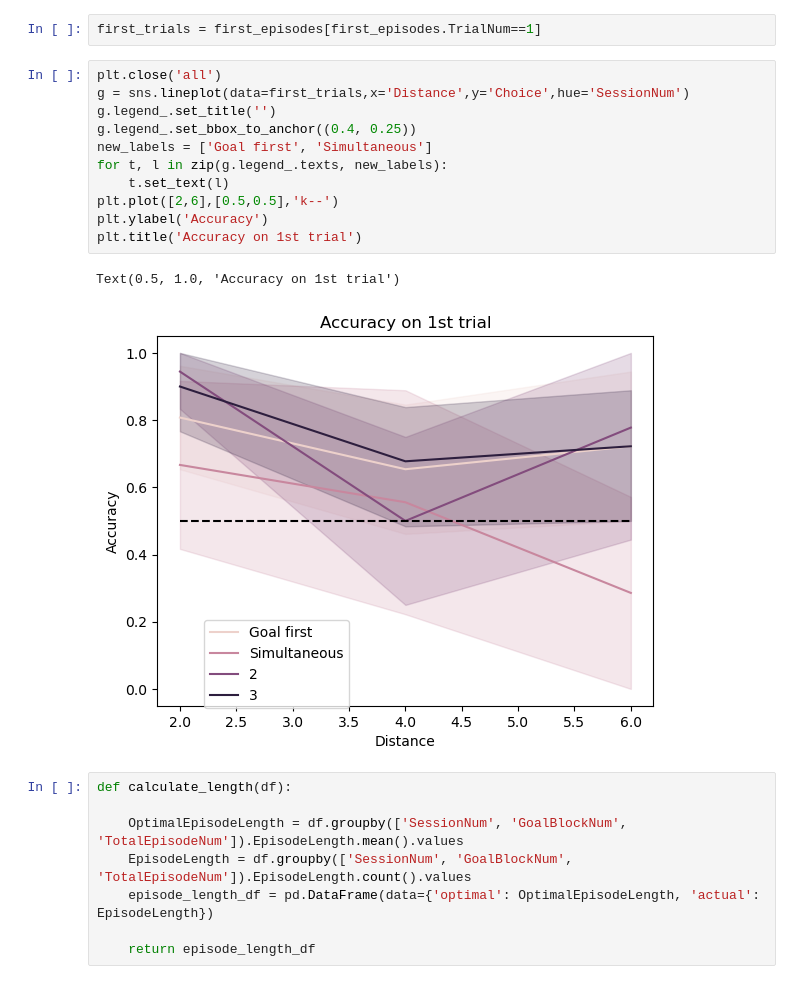
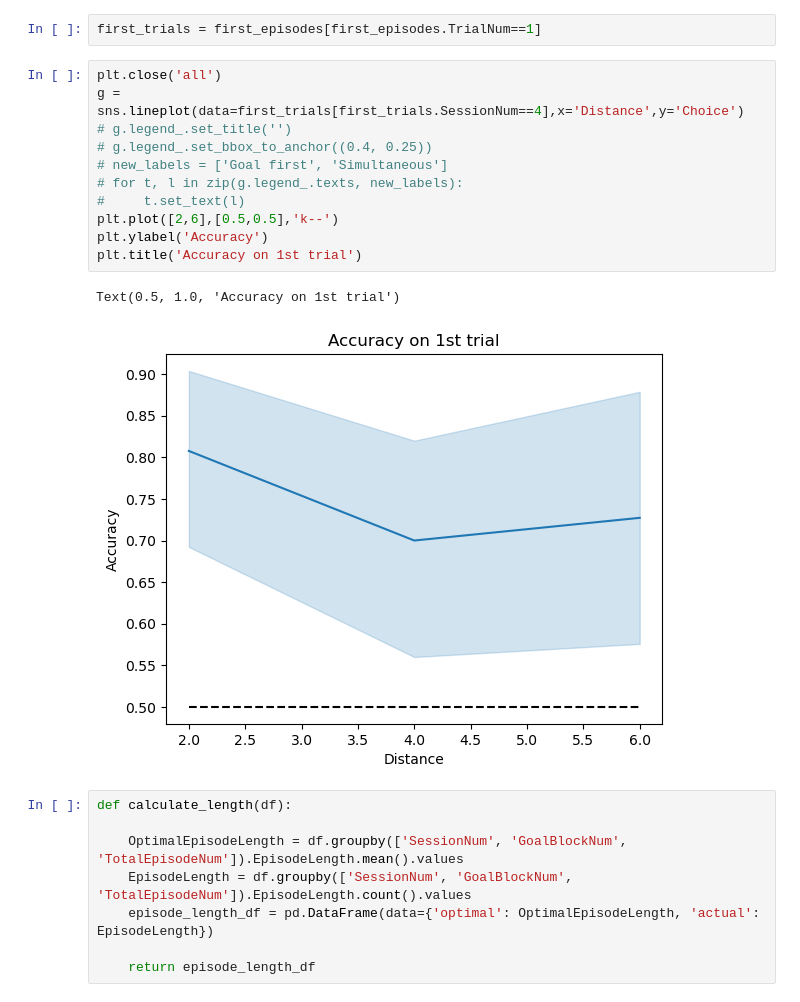
Before and after one commit to lianghexin/MazeTaskAnalysis, a Jupyter notebook: behavior_Dylan.ipynb, the cells around one changed output. Cells and saved outputs as stored; diff of their text form.

```diff
--- a/behavior_Dylan.ipynb
+++ b/behavior_Dylan.ipynb
@@ -80,18 +107,18 @@ first_episodes = beh[beh.EpisodeNum==1]
 first_trials = first_episodes[first_episodes.TrialNum==1]
 # %%
 plt.close('all')
-g = sns.lineplot(data=first_trials,x='Distance',y='Choice',hue='SessionNum')
-g.legend_.set_title('')
-g.legend_.set_bbox_to_anchor((0.4, 0.25))
-new_labels = ['Goal first', 'Simultaneous']
-for t, l in zip(g.legend_.texts, new_labels):
-    t.set_text(l)
+g = sns.lineplot(data=first_trials[first_trials.SessionNum==4],x='Distance',y='Choice')
+# g.legend_.set_title('')
+# g.legend_.set_bbox_to_anchor((0.4, 0.25))
+# new_labels = ['Goal first', 'Simultaneous']
+# for t, l in zip(g.legend_.texts, new_labels):
+#     t.set_text(l)
 plt.plot([2,6],[0.5,0.5],'k--')
 plt.ylabel('Accuracy')
 plt.title('Accuracy on 1st trial')
 # %% [output]
 Text(0.5, 1.0, 'Accuracy on 1st trial')
-[figure, old version]
+[figure, new version]
 # %%
 def calculate_length(df):
 
```
Also changed, not shown: parts of 5 cells of this notebook, 1 other file.
